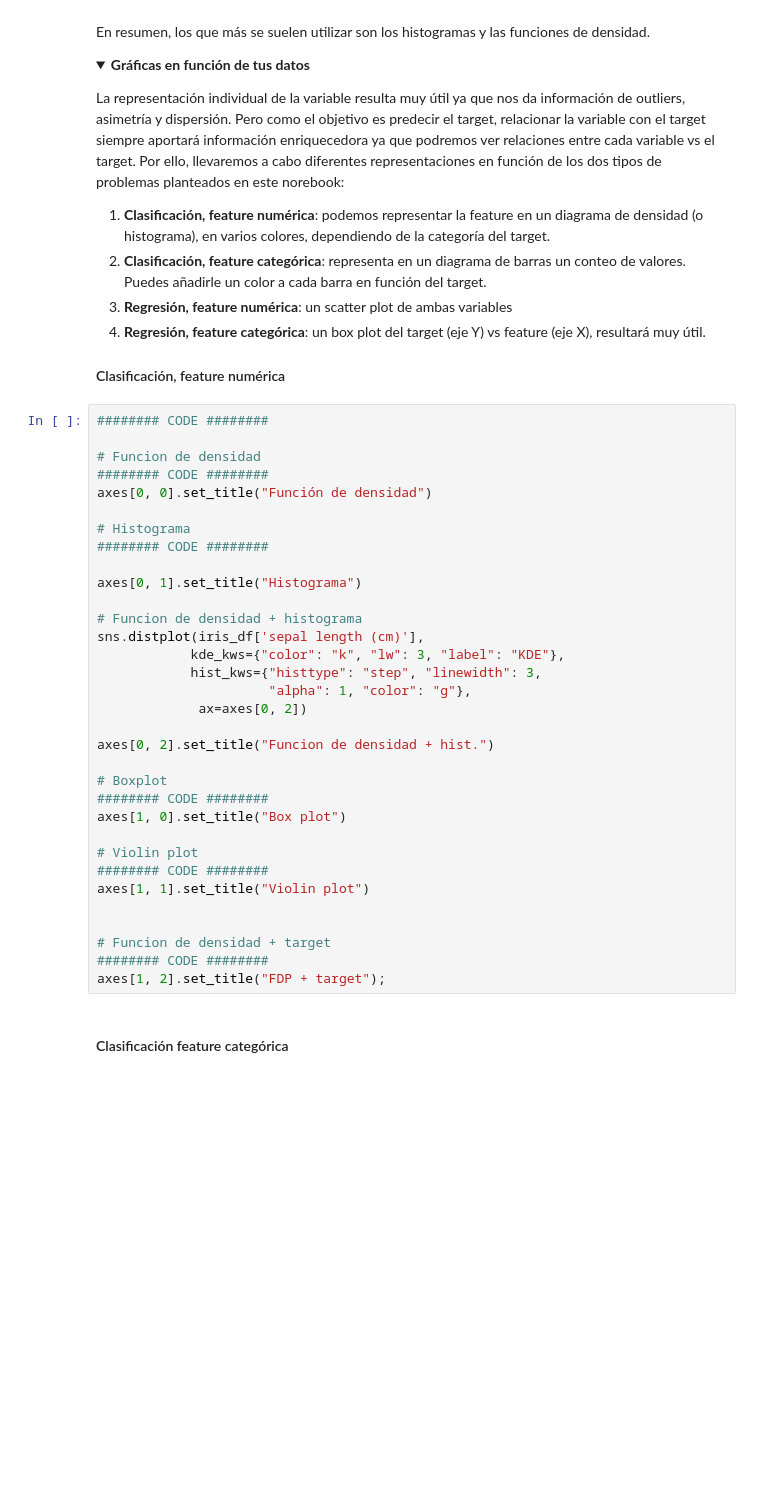
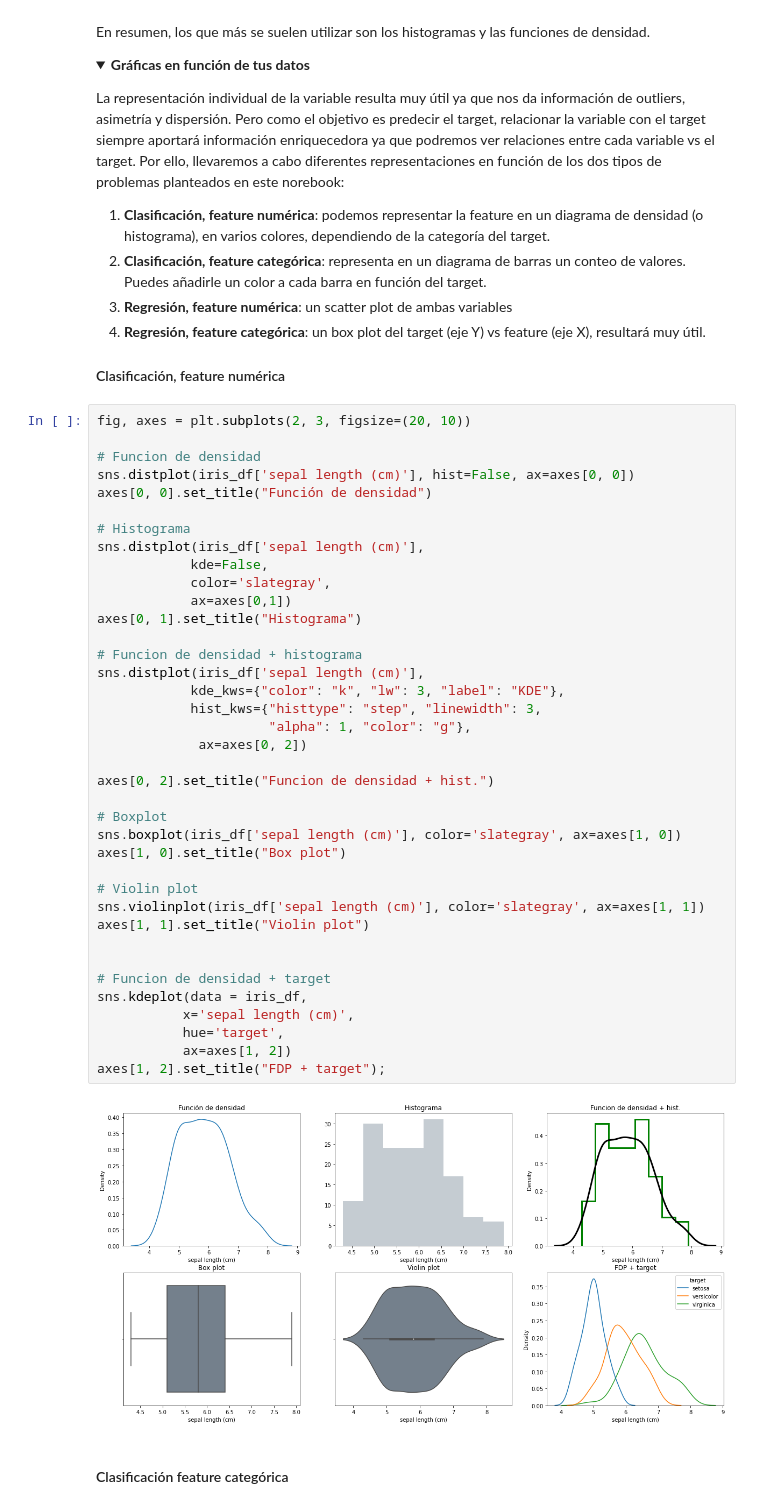
Before and after one commit to CarlosDiazGirol/thebridgedsftsep20, a Jupyter notebook: 3-Machine Learning/1-Supervisado/9-ML Guide/ML Guide.ipynb, the cells around one changed output. Drawn from its saved outputs; the diff is of its cells as text; folded sections open; blank space fills up the shorter version.

```diff
--- a/3-Machine Learning/1-Supervisado/9-ML Guide/ML Guide.ipynb
+++ b/3-Machine Learning/1-Supervisado/9-ML Guide/ML Guide.ipynb
@@ -536,38 +762,45 @@ La representación individual de la variable resulta muy útil ya que nos da inf
 
 #### Clasificación, feature numérica
 # %%
-######## CODE ########
+fig, axes = plt.subplots(2, 3, figsize=(20, 10))
 
 # Funcion de densidad
-######## CODE ########
+sns.distplot(iris_df['sepal length (cm)'], hist=False, ax=axes[0, 0])
 axes[0, 0].set_title("Función de densidad")
 
 # Histograma
-######## CODE ########
-
+sns.distplot(iris_df['sepal length (cm)'],
+            kde=False,
+            color='slategray',
+            ax=axes[0,1])
 axes[0, 1].set_title("Histograma")
 
 # Funcion de densidad + histograma
 sns.distplot(iris_df['sepal length (cm)'],
             kde_kws={"color": "k", "lw": 3, "label": "KDE"},
             hist_kws={"histtype": "step", "linewidth": 3,
                       "alpha": 1, "color": "g"},
              ax=axes[0, 2])
 
 axes[0, 2].set_title("Funcion de densidad + hist.")
 
 # Boxplot
-######## CODE ########
+sns.boxplot(iris_df['sepal length (cm)'], color='slategray', ax=axes[1, 0])
 axes[1, 0].set_title("Box plot")
 
 # Violin plot
-######## CODE ########
+sns.violinplot(iris_df['sepal length (cm)'], color='slategray', ax=axes[1, 1])
 axes[1, 1].set_title("Violin plot")
 
 
 # Funcion de densidad + target
-######## CODE ########
+sns.kdeplot(data = iris_df,
+           x='sepal length (cm)',
+           hue='target',
+           ax=axes[1, 2])
 axes[1, 2].set_title("FDP + target");
+# %% [output]
+[figure, added]
 # %% [markdown]
 #### Clasificación feature categórica
 # %%
```
Also changed, not shown: parts of 49 cells of this notebook.
